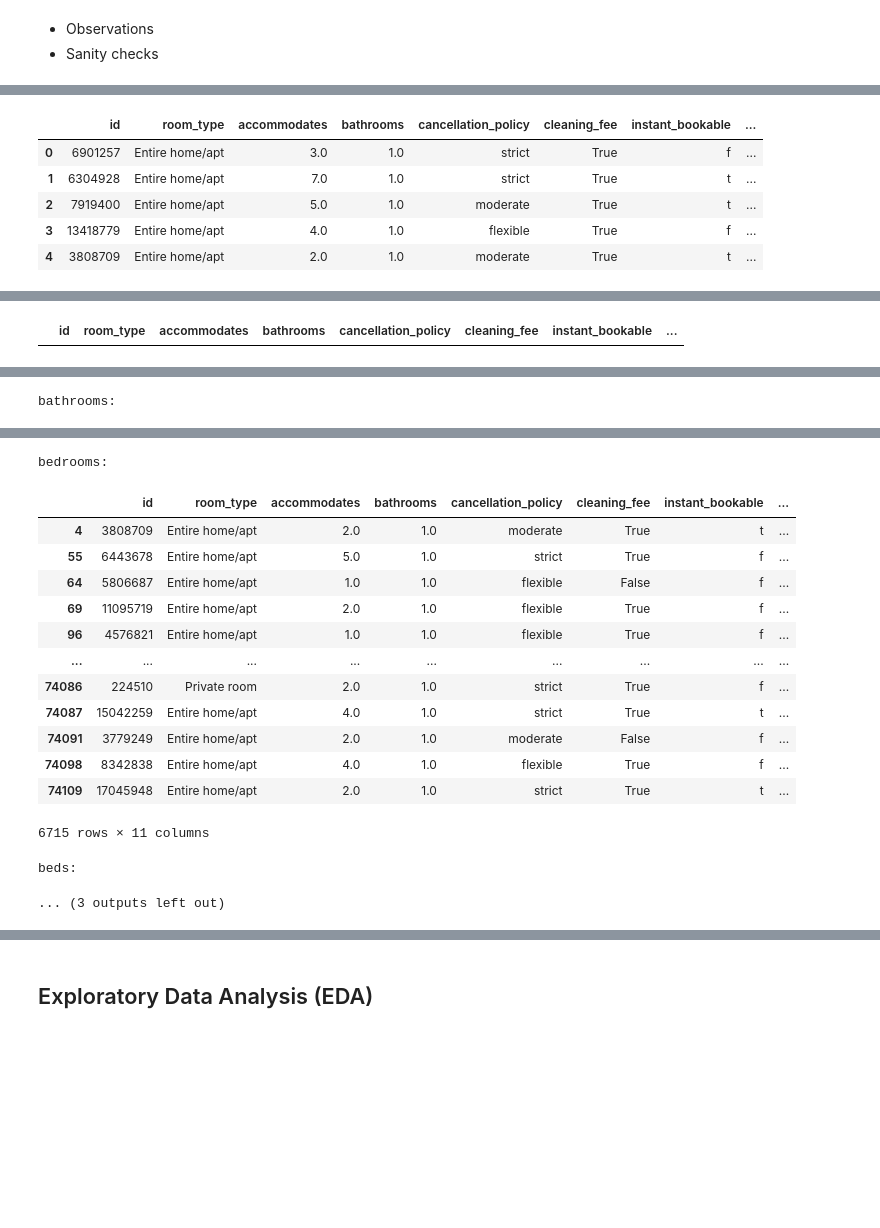
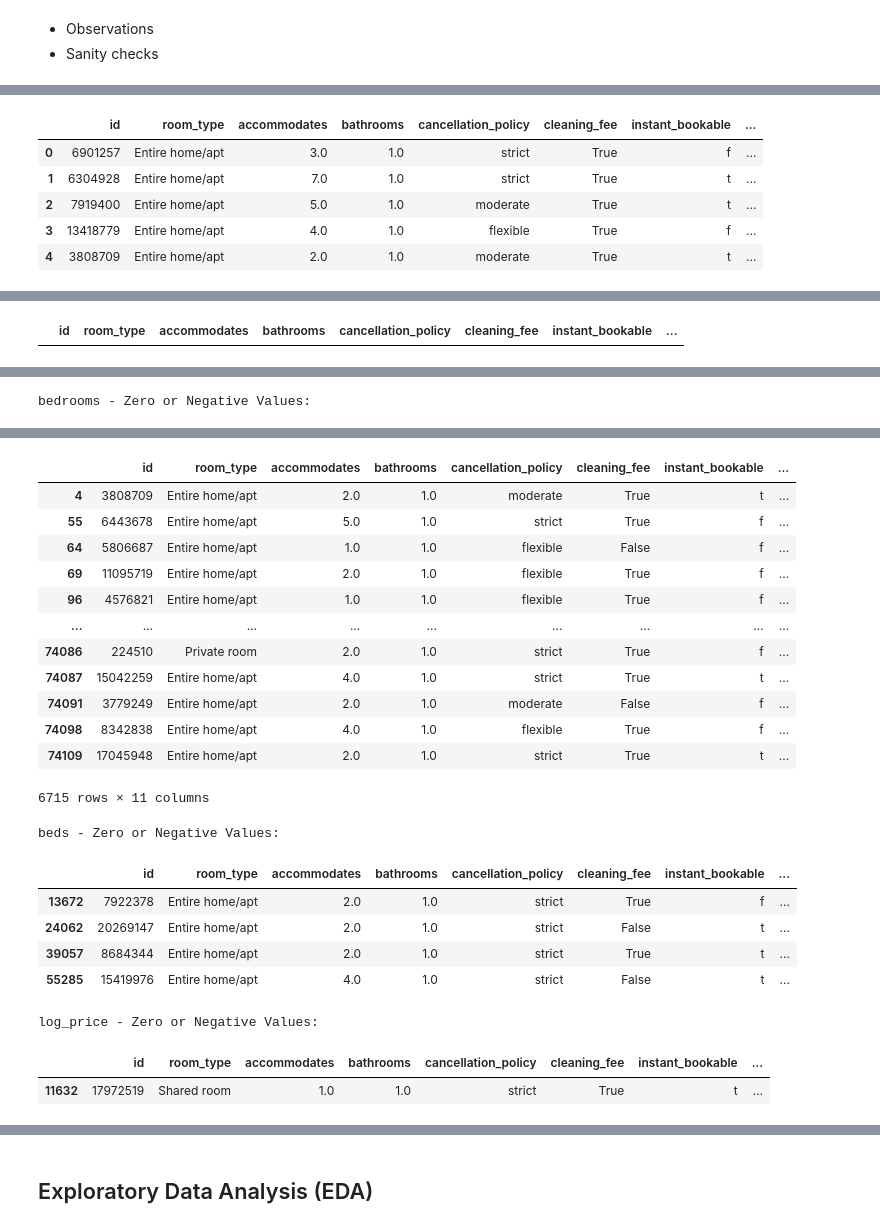
Before and after one commit to EvagAIML/AIML, a Jupyter notebook: Fullcode_ML_additional_Project.ipynb, the cells around one changed output, grey strips where cells are left out. Drawn from its saved outputs; the diff is of its cells as text; code cells hidden in the pictures; blank space fills up the shorter version.

```diff
--- a/Fullcode_ML_additional_Project.ipynb
+++ b/Fullcode_ML_additional_Project.ipynb
@@ -97,34 +97,23 @@ df.head()
 - Observations
 - Sanity checks
 # %%
-# Shape of the dataset
-print("Shape of the dataset:", df.shape)
-
-# Data type and missing value summary
-print("\n--- Data Info ---")
+# Shape and basic structure
+print("Dataset Shape:", df.shape)
 df.info()
 
-# First 5 rows of data
-print("\n--- Sample Records ---")
+# Summary stats and preview
 display(df.head())
-
-# Summary statistics for all columns
-print("\n--- Statistical Summary ---")
 display(df.describe(include='all'))
 
-# Checking missing values
-print("\n--- Missing Value Count ---")
+# Missing values
+print("\nMissing Values:")
 print(df.isnull().sum())
 
-# Checking for duplicates
-print("\n--- Duplicate Rows ---")
-print(df.duplicated().sum())
+# Duplicates
+print("\nDuplicate Rows:", df.duplicated().sum())
 
-# Checking for unrealistic zero or negative values
-cols_to_check = ['accommodates', 'bathrooms', 'bedrooms', 'beds', 'log_price']
-print("\n--- Records with Zero or Negative Key Values ---")
-for col in cols_to_check:
-    if col in df.columns:
-        print(f"\n{col}:")
-        display(df[df[col] <= 0])
+# Zero or negative values in key columns
+for col in ['accommodates', 'bathrooms', 'bedrooms', 'beds', 'log_price']:
+    print(f"\n{col} - Zero or Negative Values:")
+    display(df[df[col] <= 0])
 # %% [output]
@@ -166,0 +174 @@ memory usage: 6.2+ MB
+|  | id | room_type | accommodates | bathrooms | cancellation_policy | cleaning_fee | instant_bookable | ... |
@@ -187 +175,0 @@ accommodates:
-|  | id | room_type | accommodates | bathrooms | cancellation_policy | cleaning_fee | instant_bookable | ... |
@@ -188 +193 @@ accommodates:
-bathrooms:
+bedrooms - Zero or Negative Values:
@@ -206,16 +194,22 @@ bathrooms:
+|  | id | room_type | accommodates | bathrooms | cancellation_policy | cleaning_fee | instant_bookable | ... |
+| 4 | 3808709 | Entire home/apt | 2.0 | 1.0 | moderate | True | t | ... |
+| 55 | 6443678 | Entire home/apt | 5.0 | 1.0 | strict | True | f | ... |
+| 64 | 5806687 | Entire home/apt | 1.0 | 1.0 | flexible | False | f | ... |
+| 69 | 11095719 | Entire home/apt | 2.0 | 1.0 | flexible | True | f | ... |
+| 96 | 4576821 | Entire home/apt | 1.0 | 1.0 | flexible | True | f | ... |
+| ... | ... | ... | ... | ... | ... | ... | ... | ... |
+| 74086 | 224510 | Private room | 2.0 | 1.0 | strict | True | f | ... |
+| 74087 | 15042259 | Entire home/apt | 4.0 | 1.0 | strict | True | t | ... |
+| 74091 | 3779249 | Entire home/apt | 2.0 | 1.0 | moderate | False | f | ... |
+| 74098 | 8342838 | Entire home/apt | 4.0 | 1.0 | flexible | True | f | ... |
+| 74109 | 17045948 | Entire home/apt | 2.0 | 1.0 | strict | True | t | ... |
-bedrooms:
+6715 rows × 11 columns
-|  | id | room_type | accommodates | bathrooms | cancellation_policy | cleaning_fee | instant_bookable | ... |
-| 4 | 3808709 | Entire home/apt | 2.0 | 1.0 | moderate | True | t | ... |
-| 55 | 6443678 | Entire home/apt | 5.0 | 1.0 | strict | True | f | ... |
-| 64 | 5806687 | Entire home/apt | 1.0 | 1.0 | flexible | False | f | ... |
-| 69 | 11095719 | Entire home/apt | 2.0 | 1.0 | flexible | True | f | ... |
-| 96 | 4576821 | Entire home/apt | 1.0 | 1.0 | flexible | True | f | ... |
-| ... | ... | ... | ... | ... | ... | ... | ... | ... |
-| 74086 | 224510 | Private room | 2.0 | 1.0 | strict | True | f | ... |
-| 74087 | 15042259 | Entire home/apt | 4.0 | 1.0 | strict | True | t | ... |
-| 74091 | 3779249 | Entire home/apt | 2.0 | 1.0 | moderate | False | f | ... |
-| 74098 | 8342838 | Entire home/apt | 4.0 | 1.0 | flexible | True | f | ... |
-| 74109 | 17045948 | Entire home/apt | 2.0 | 1.0 | strict | True | t | ... |
-6715 rows × 11 columns
+beds - Zero or Negative Values:
+|  | id | room_type | accommodates | bathrooms | cancellation_policy | cleaning_fee | instant_bookable | ... |
+| 13672 | 7922378 | Entire home/apt | 2.0 | 1.0 | strict | True | f | ... |
+| 24062 | 20269147 | Entire home/apt | 2.0 | 1.0 | strict | False | t | ... |
+| 39057 | 8684344 | Entire home/apt | 2.0 | 1.0 | strict | True | t | ... |
+| 55285 | 15419976 | Entire home/apt | 4.0 | 1.0 | strict | False | t | ... |
-beds:
+log_price - Zero or Negative Values:
-... (3 outputs left out)
+|  | id | room_type | accommodates | bathrooms | cancellation_policy | cleaning_fee | instant_bookable | ... |
+| 11632 | 17972519 | Shared room | 1.0 | 1.0 | strict | True | t | ... |
```
Also changed, not shown: parts of 4 cells of this notebook.
